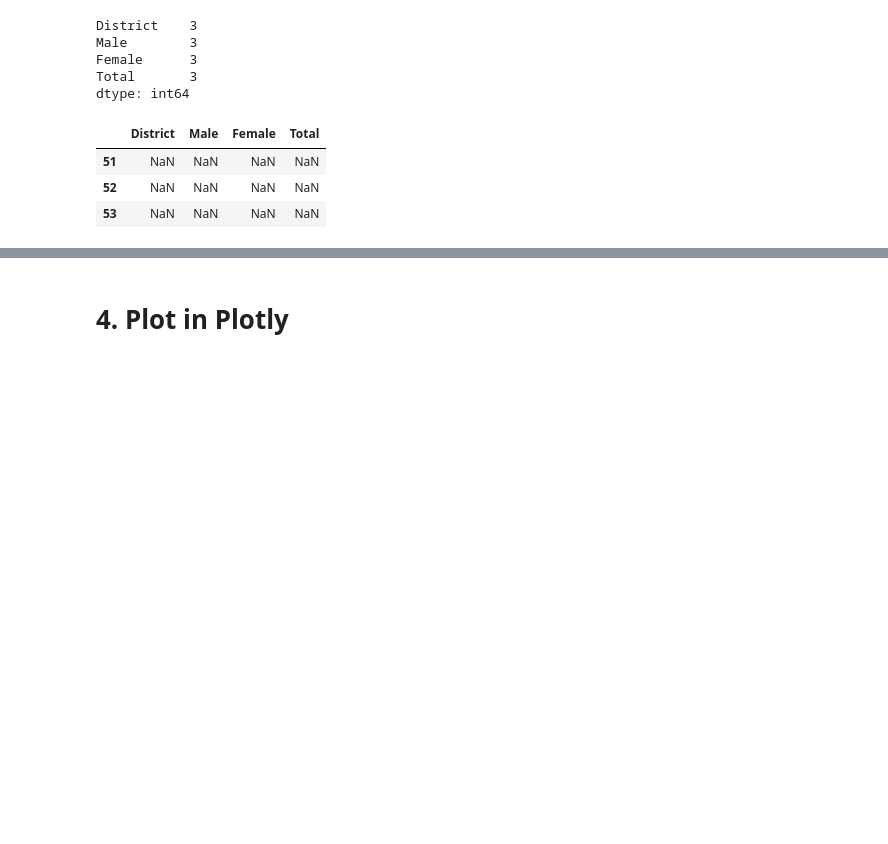
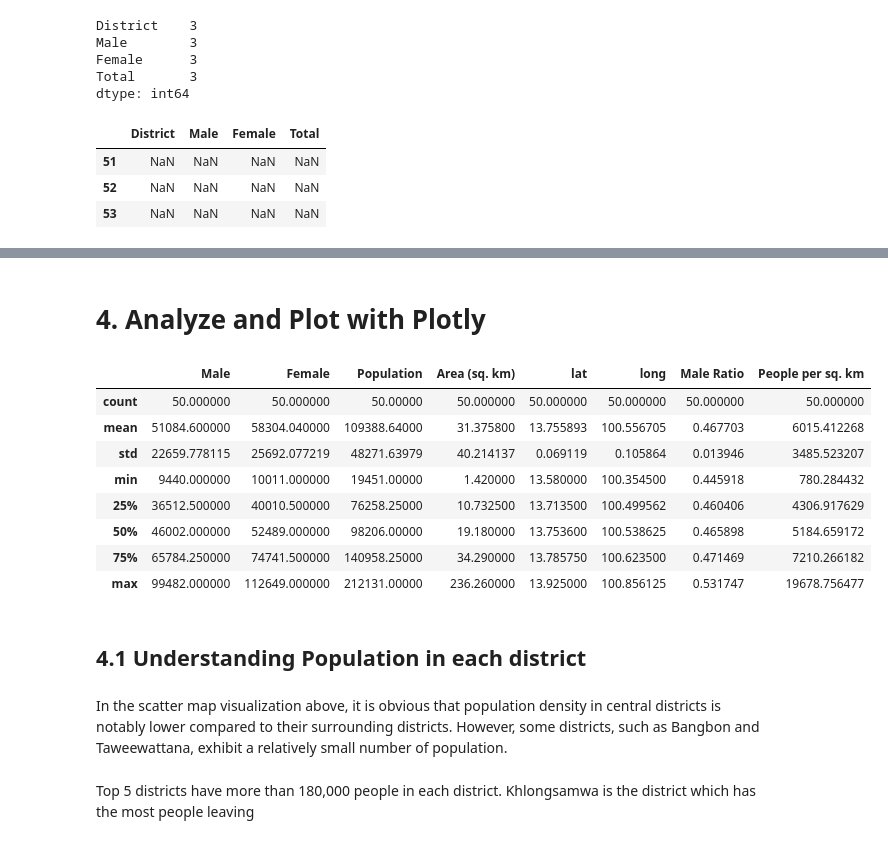
Before and after one commit to rattapongpoj/DADS5001, a Jupyter notebook: Homework 3/code/homework_3.ipynb, the cells around one changed output, grey strips where cells are left out. Cells and saved outputs as stored; diff of their text form; code cells hidden in the pictures; blank space fills up the shorter version.

```diff
--- a/Homework 3/code/homework_3.ipynb
+++ b/Homework 3/code/homework_3.ipynb
@@ -219,0 +293,4 @@ df_merge.head()
+# %%
+df_merge['Male Ratio'] = df_merge.apply(lambda x: x['Male'] / x['Population'], axis = 1)
+df_merge['People per sq. km'] = df_merge.apply(lambda x: x['Population'] / x['Area (sq. km)'], axis = 1)
+df_merge.head()
@@ -220,5 +304,19 @@ df_merge.head()
 # %% [markdown]
-# 4. Plot in Plotly
+# 4. Analyze and Plot with Plotly
+# %%
+df_merge.describe()
+# %% [output]
+|  | Male | Female | Population | Area (sq. km) | lat | long | Male Ratio | People per sq. km |
+| count | 50.000000 | 50.000000 | 50.00000 | 50.000000 | 50.000000 | 50.000000 | 50.000000 | 50.000000 |
+| mean | 51084.600000 | 58304.040000 | 109388.64000 | 31.375800 | 13.755893 | 100.556705 | 0.467703 | 6015.412268 |
+| std | 22659.778115 | 25692.077219 | 48271.63979 | 40.214137 | 0.069119 | 0.105864 | 0.013946 | 3485.523207 |
+| min | 9440.000000 | 10011.000000 | 19451.00000 | 1.420000 | 13.580000 | 100.354500 | 0.445918 | 780.284432 |
+| 25% | 36512.500000 | 40010.500000 | 76258.25000 | 10.732500 | 13.713500 | 100.499562 | 0.460406 | 4306.917629 |
+| 50% | 46002.000000 | 52489.000000 | 98206.00000 | 19.180000 | 13.753600 | 100.538625 | 0.465898 | 5184.659172 |
+| 75% | 65784.250000 | 74741.500000 | 140958.25000 | 34.290000 | 13.785750 | 100.623500 | 0.471469 | 7210.266182 |
+| max | 99482.000000 | 112649.000000 | 212131.00000 | 236.260000 | 13.925000 | 100.856125 | 0.531747 | 19678.756477 |
+# %% [markdown]
+## 4.1 Understanding Population in each district
 # %%
 fig = px.scatter_mapbox(df_merge,
                         lat = 'lat',
@@ -241 +338,3 @@ fig.update
 fig.show()
+# %% [markdown]
+In the scatter map visualization above, it is obvious that population density in central districts is notably lower compared to their surrounding districts. However, some districts, such as Bangbon and Taweewattana, exhibit a relatively small number of population.
@@ -241,0 +354,2 @@ fig.show()
+# %% [markdown]
+Top 5 districts have more than 180,000 people in each district. Khlongsamwa is the district which has the most people leaving
```
Also changed, not shown: parts of 27 cells of this notebook.
